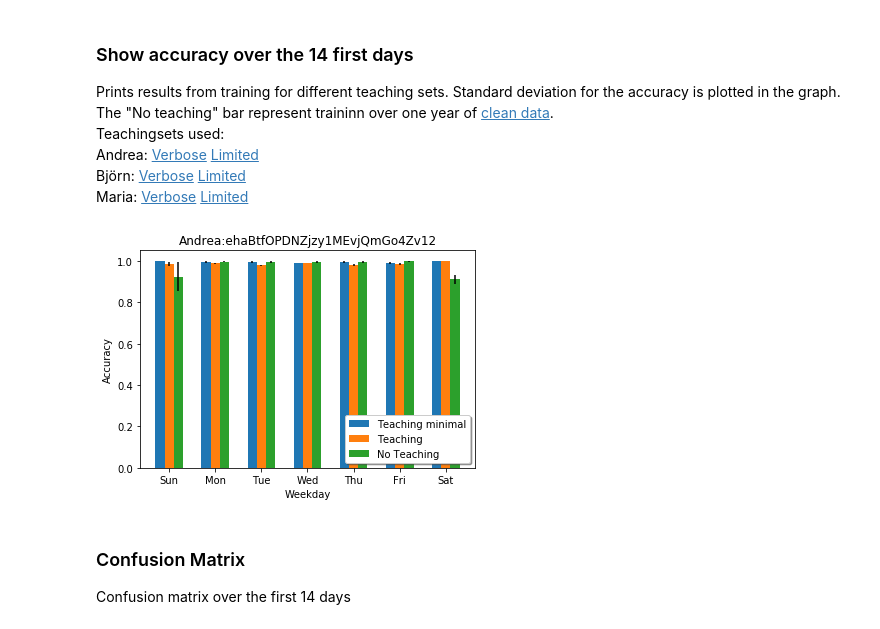
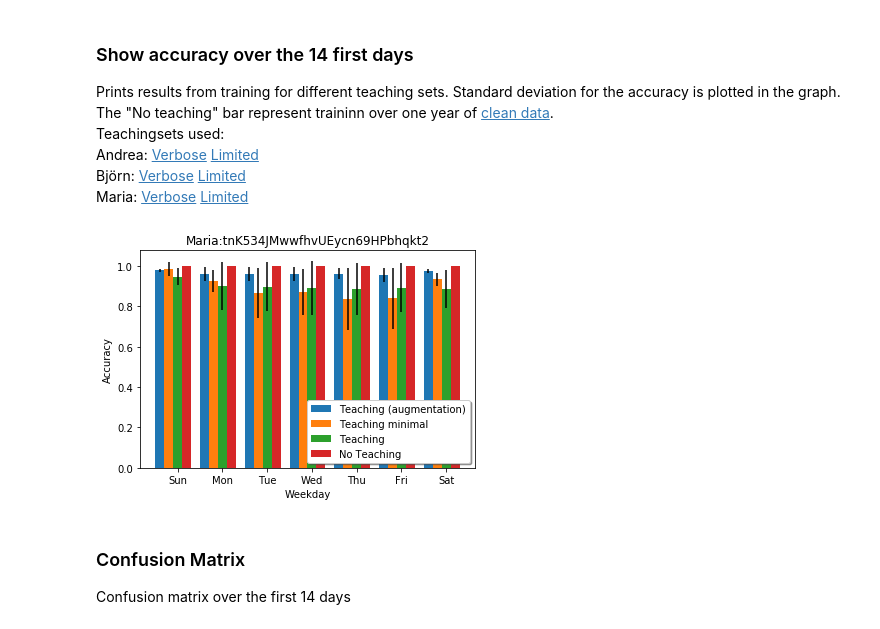
Before and after one commit to k3larra/commuter, a Jupyter notebook: machine_teaching/mt.ipynb, the cells around one changed output. Drawn from its saved outputs; the diff is of its cells as text; code cells hidden in the pictures.

Commit message:
Created augmented teaching sets Retrained and took screenshots for all personas

```diff
--- a/machine_teaching/mt.ipynb
+++ b/machine_teaching/mt.ipynb
@@ -14,9 +14,9 @@ cat_names = ["detectedActivity","weekday"]
 cont_names =["geoHash","minuteOfDay"]
 procs = [FillMissing, Categorify, Normalize]
 # Uncomment active user
-#user = "tnK534JMwwfhvUEycn69HPbhqkt2" #Maria
-user = "ehaBtfOPDNZjzy1MEvjQmGo4Zv12" #Andrea
+#user = "ehaBtfOPDNZjzy1MEvjQmGo4Zv12" #Andrea
 #user = "hCWCulj7M1aMVyd0Fm0Eqrv8q1Q2" #Bjorn
+user = "tnK534JMwwfhvUEycn69HPbhqkt2" #Maria
 personas = pd.read_csv("../data/personas.csv")
 personaname = personas.loc[personas['id']==user]['name'].iloc[0]
 #stations = pd.read_csv("../data/stations.csv")
@@ -88,28 +89,35 @@ Andrea:
 # %%
 import matplotlib.pyplot as plt
 from matplotlib.ticker import FuncFormatter, MaxNLocator
+teaching_ax00= pd.read_csv("saved/"+user+"_result_teaching_set_aug.csv",header=None,names=["Journey_pred", "Accuracy", "Day","Journey_corr"])
+teaching_ax00_std = teaching_ax00.groupby(by="Day")["Accuracy"].std().reset_index().rename(index=str,columns=({"Accuracy":"std"}))
+teaching_ax00 = teaching_ax00.groupby(by="Day")["Accuracy"].mean().reset_index()
+
 teaching_ax0= pd.read_csv("saved/"+user+"_result_teaching_set_minimal.csv",header=None,names=["Journey_pred", "Accuracy", "Day","Journey_corr"])
 teaching_ax0_std = teaching_ax0.groupby(by="Day")["Accuracy"].std().reset_index().rename(index=str,columns=({"Accuracy":"std"}))
 teaching_ax0 = teaching_ax0.groupby(by="Day")["Accuracy"].mean().reset_index()
+
 teaching_ax1= pd.read_csv("saved/"+user+"_result_teaching_set.csv",header=None,names=["Journey", "Accuracy", "Day","Journey_corr"])
 teaching_ax1_std = teaching_ax1.groupby(by="Day")["Accuracy"].std().reset_index().rename(index=str,columns=({"Accuracy":"std"}))
 teaching_ax1 = teaching_ax1.groupby(by="Day")["Accuracy"].mean().reset_index()
+
 teaching_ax2= pd.read_csv("saved/"+user+"_result_train_valid.csv",header=None,names=["Journey", "Accuracy", "Day","Journey_corr"])
 teaching_ax2_std = teaching_ax2.groupby(by="Day")["Accuracy"].std().reset_index().rename(index=str,columns=({"Accuracy":"std"}))
 teaching_ax2 = teaching_ax2.groupby(by="Day")["Accuracy"].mean().reset_index()
 bar_width = 0.20
 fig,ax0  = plt.subplots()
 ax0.set_title(personaname+":"+user)
+ax0.bar(teaching_ax00["Day"]-2*bar_width,teaching_ax00["Accuracy"],bar_width,label='Teaching (augmentation)',yerr=teaching_ax00_std["std"])
 ax0.bar(teaching_ax0["Day"]-bar_width,teaching_ax0["Accuracy"],bar_width,label='Teaching minimal',yerr=teaching_ax0_std["std"])
 ax0.bar(teaching_ax1["Day"],teaching_ax1["Accuracy"],bar_width, label='Teaching',yerr=teaching_ax1_std["std"])
 ax0.bar(teaching_ax2["Day"]+bar_width,teaching_ax2["Accuracy"],bar_width, label='No Teaching',yerr=teaching_ax2_std["std"])
 plt.xticks(np.arange(7), ("Sun","Mon","Tue","Wed","Thu","Fri","Sat"))
 plt.xlabel('Weekday')
 plt.ylabel('Accuracy')
 legend = ax0.legend(loc='lower right', shadow=True, fontsize='medium')
 plt.show()
 # %% [output]
-[figure, old version]
+[figure, new version]
 # %% [markdown]
 ### Confusion Matrix
 Confusion matrix over the first 14 days
```
Also changed, not shown: parts of 3 cells of this notebook, 19 other files.
